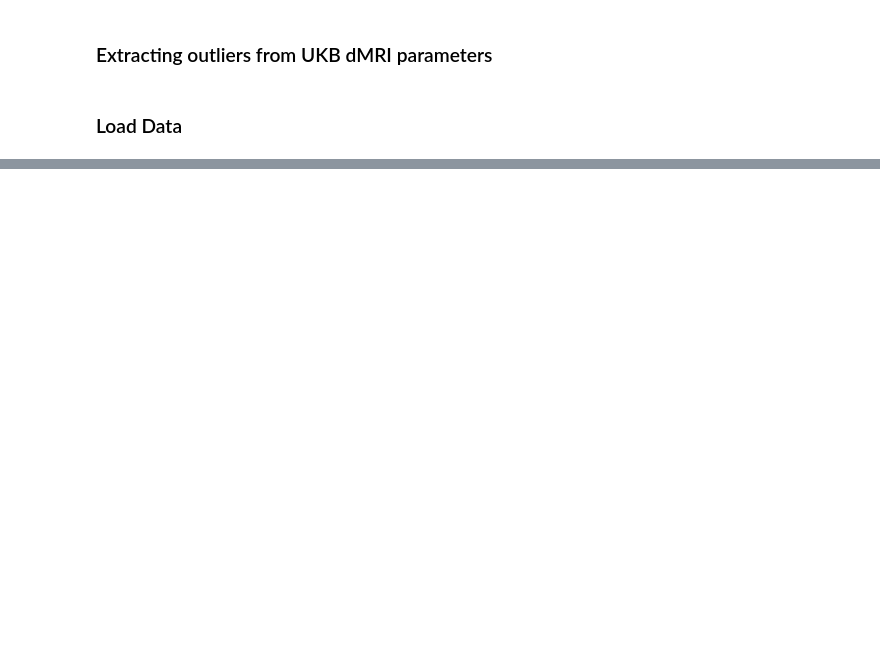
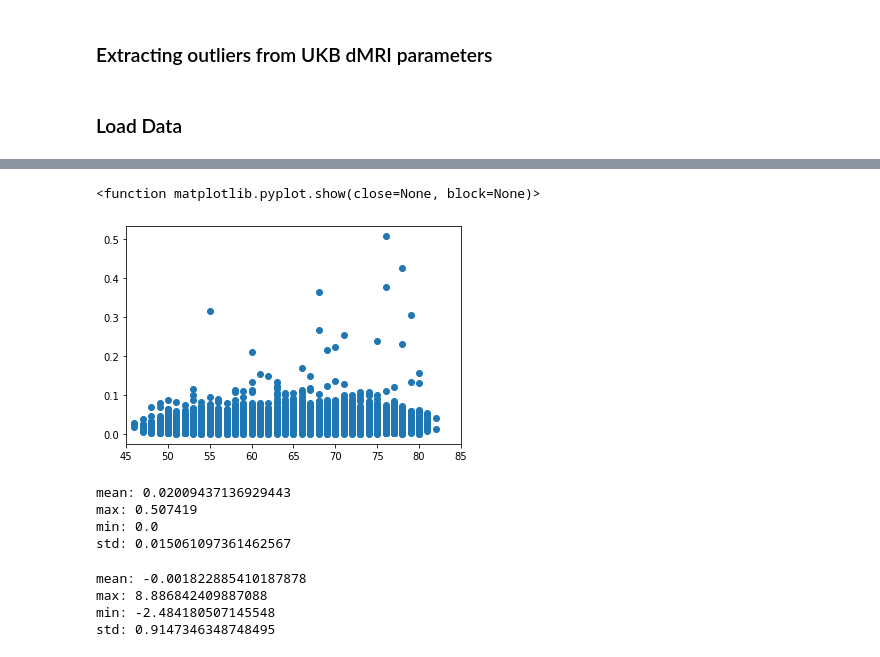
Before and after one commit to ramonacirstian/Diffusion, a Jupyter notebook: nm_outliers.ipynb, the cells around one changed output, grey strips where cells are left out. Saved outputs shown, nothing was run; the diff lists cells and outputs as text; code cells hidden in the pictures; blank space fills up the shorter version.

```diff
--- a/nm_outliers.ipynb
+++ b/nm_outliers.ipynb
@@ -53,0 +171,28 @@ plt.show()
+# %%
+plt.scatter(data.age,data.Mean_ISOVF_in_uncinate_fasciculus_on_FA_skeleton_left)
+plt.xlim((45,85))
+# plt.ylim((np.mean(z_scores.z_scores)-20*np.std(z_scores.z_scores)), (np.mean(z_scores.z_scores)+20*np.std(z_scores.z_scores)))
+plt.show
+# %% [output]
+<function matplotlib.pyplot.show(close=None, block=None)>
+[figure, added]
+# %%
+print("mean:", data.Mean_ISOVF_in_uncinate_fasciculus_on_FA_skeleton_left.mean())
+print("max:", data.Mean_ISOVF_in_uncinate_fasciculus_on_FA_skeleton_left.max())
+print("min:", data.Mean_ISOVF_in_uncinate_fasciculus_on_FA_skeleton_left.min())
+print("std:", data.Mean_ISOVF_in_uncinate_fasciculus_on_FA_skeleton_left.std())
+# %% [output]
+mean: 0.02009437136929443
+max: 0.507419
+min: 0.0
+std: 0.015061097361462567
+# %%
+print("mean:", z_scores["z_scores"].mean())
+print("max:", z_scores["z_scores"].max())
+print("min:", z_scores["z_scores"].min())
+print("std:", z_scores["z_scores"].std())
+# %% [output]
+mean: -0.001822885410187878
+max: 8.886842409887088
+min: -2.484180507145548
+std: 0.9147346348748495
```
Also changed, not shown: parts of 50 cells of this notebook.
